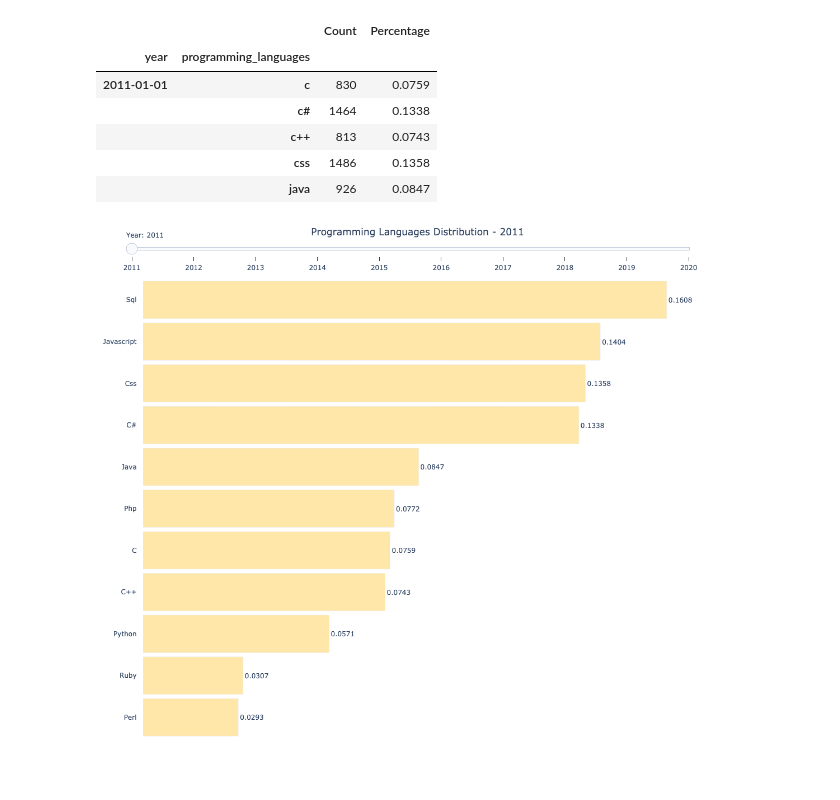
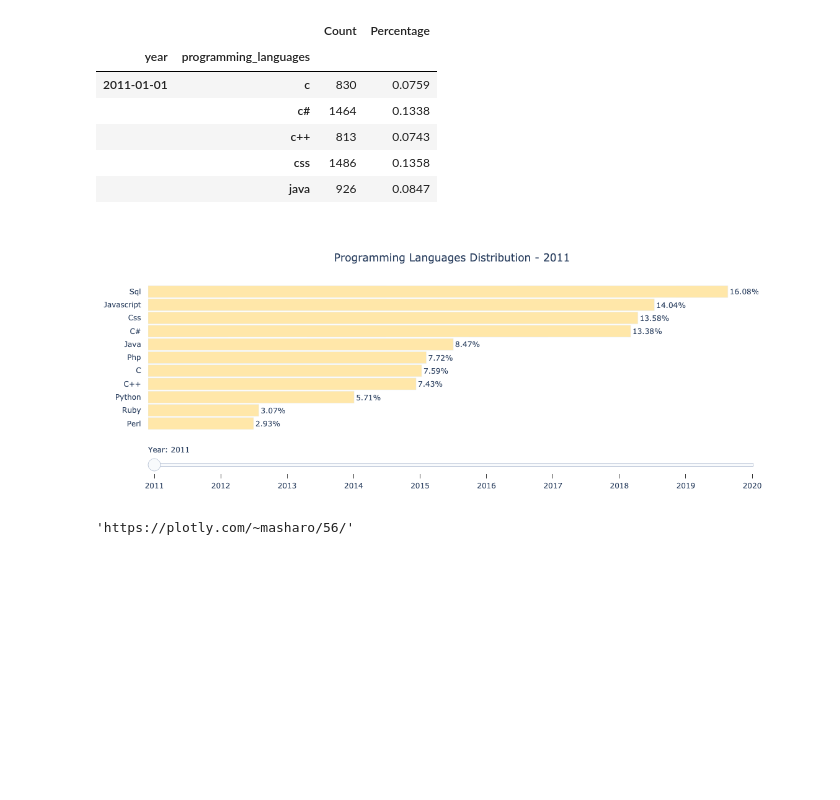
Before and after one commit to IsmaelMasharo/stack-overflow-survey-analysis, a Jupyter notebook: survey_etl.ipynb, the cells around one changed output. Drawn from its saved outputs; the diff is of its cells as text; code cells hidden in the pictures; blank space fills up the shorter version.

```diff
--- a/survey_etl.ipynb
+++ b/survey_etl.ipynb
@@ -143,7 +236,8 @@ fig.show()
 # %% [markdown]
 ### Common languages evolution
 # %%
-langs_year = df_explode[df_explode.tech_type=='language'].groupby(['year', 'programming_languages']).agg({'programming_languages': 'count'})
+languages_df = df_explode[df_explode.tech_type.str.contains('language')]
+langs_year = languages.groupby(['year', 'programming_languages']).agg({'programming_languages': 'count'})
 langs_year['Percentage'] = langs_year.groupby(level=0).programming_languages.apply(lambda x: x / float(x.sum())).round(4)
 langs_year.columns = ['Count', 'Percentage']
 display(langs_year.head())
@@ -174,7 +268,7 @@ data=[
         y=dfs[year]['Language'].str.title(),
         orientation='h',
         text=dfs[year]['Percentage'],
-        textfont={'size':12},
+        texttemplate='%{text:.2%}',
         textposition='outside',
         insidetextanchor='end',
         visible = False,
@@ -183,9 +277,9 @@ data=[
         marker=dict(
             color='rgb(255, 231, 169)'
         ),
-        hovertemplate =
+        hovertemplate = # https://github.com/d3/d3-format
             '<b>%{y}</b><br><br>'+
-            'Count: %{x:.d} <br>'+ # https://github.com/d3/d3-format
+            'Count: %{x:.d} <br>'+
             'Percentage: %{text:.2%}<br>'+
             "<extra></extra>"
     )
@@ -214,35 +308,37 @@ for i in range(len(data)):
                  "transition": {"duration": 300}
             }
         ],
         label=year
     )
     steps.append(step)
 
 sliders = [go.layout.Slider(
     active = 0,
     currentvalue = {"prefix": "Year: "},
     transition={"duration": 300, "easing": "cubic-in-out"},
-    pad = {"b": 10, "t": -910, 'l': -30},
+    pad = {"b": 10},
     steps = steps,
 )]
 
 layout = go.Layout(
     sliders=sliders,
-    height=1000,
     title={
         'text': "Programming Languages Distribution - 2011",
-        'x':0.5,
-        'y':0.99,
+        'x': 0.5,
         'xanchor': 'center',
         'yanchor': 'top'
     },
     plot_bgcolor='rgba(0,0,0,0)',
     xaxis={'visible': False,  'tickformat': "digit" },
     yaxis={'ticks': "outside", 'tickcolor':'white', 'ticklen':8},
 )
 
 fig = go.Figure(data=data, layout=layout)
 
 fig.show()
 # %% [output]
-[figure, old version]
+[figure, new version]
+# %%
+py.plot(fig, filename = 'stack-overflow-languages-over-year', auto_open=True)
+# %% [output]
+'https://plotly.com/~masharo/56/'
```
Also changed, not shown: parts of 9 cells of this notebook, 1 other file.
